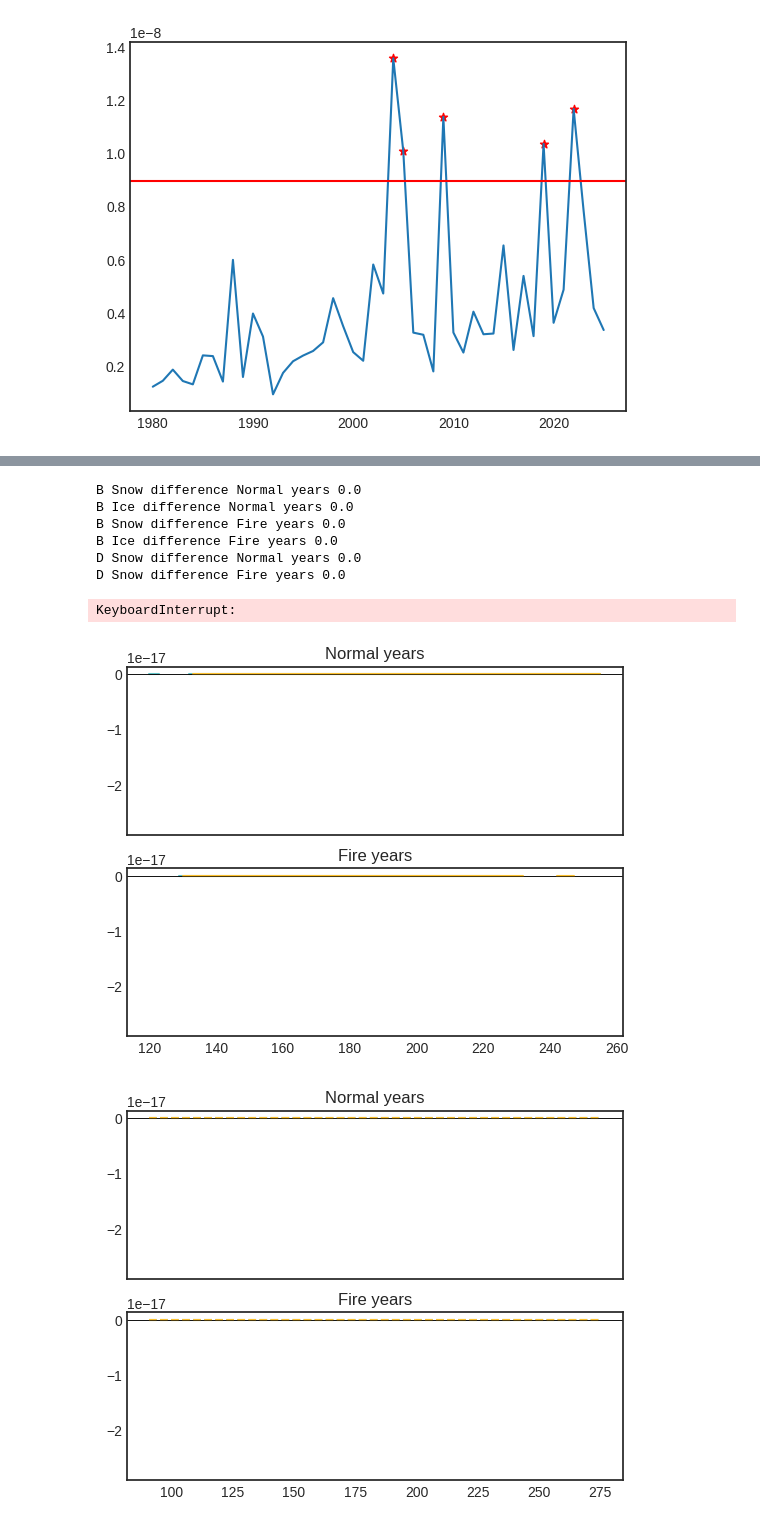
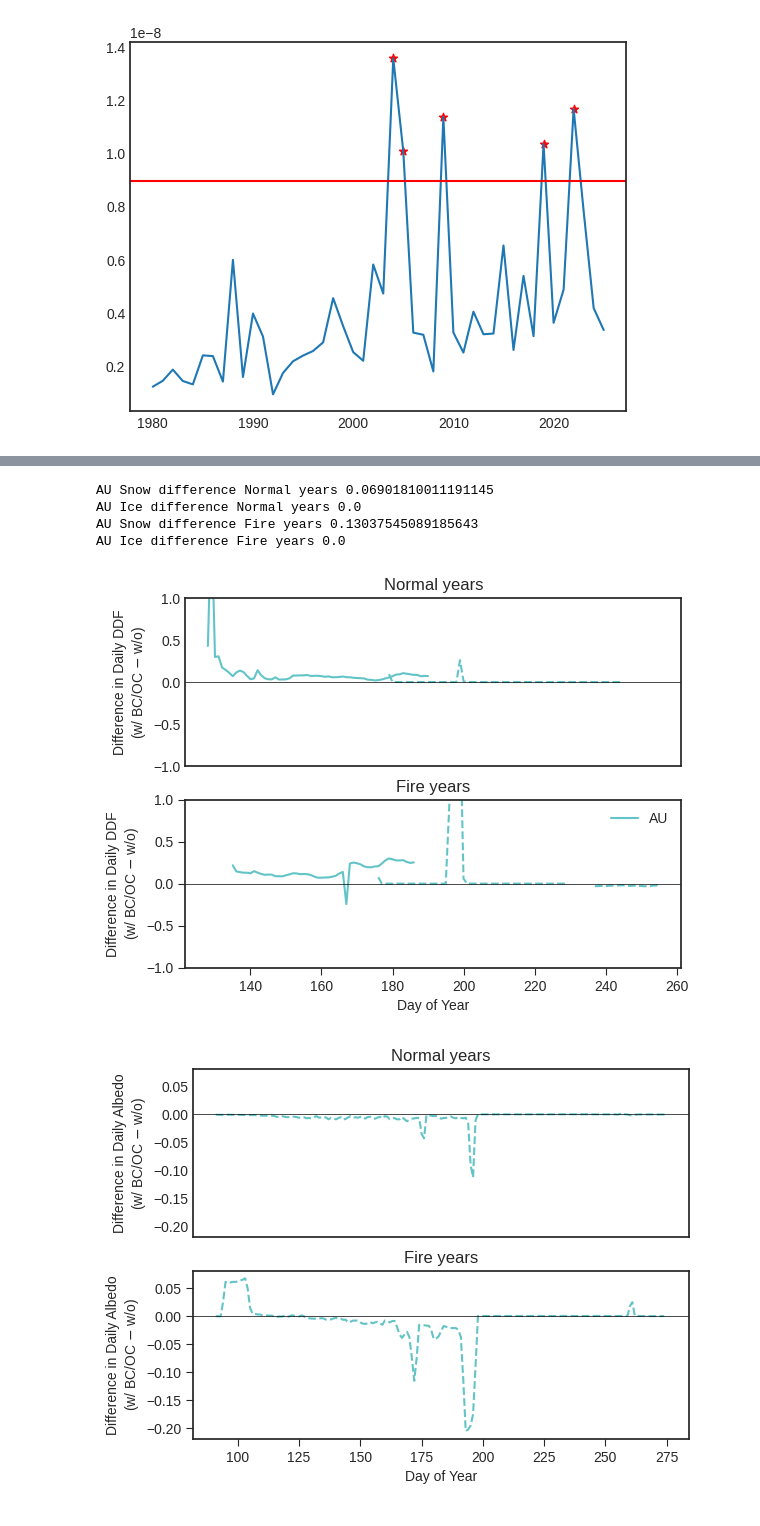
Before and after one commit to clairevwilson/PEBSI, a Jupyter notebook: ddf_proj.ipynb, the cells around one changed output, grey strips where cells are left out. Cells and saved outputs as stored; diff of their text form; code cells hidden in the pictures.

Commit message:
minor plotting

```diff
--- a/ddf_proj.ipynb
+++ b/ddf_proj.ipynb
@@ -16,11 +16,6 @@ colors = ['#63c4c7','#fcc02e','#4D559C','#60C252','#BF1F6A',
 def compute_ddf(ds, time_res = '1D'):
     """
     Compute daily Positive Degree Day (PDD) factor from hourly temperature and melt data.
-
-    Parameters:
-        df (pd.DataFrame): DataFrame with hourly data.
-    Returns:
-        pd.DataFrame: Daily PDD factor with columns ['date', 'daily_melt', 'positive_temp_sum', 'pdd_factor']
     """
 
     # Clip temperature to positive values
@@ -73,16 +176,15 @@ base_years = annual_sums.year.values[base_idx]
 for plot_type in ['difference', ]: # 'values',
     fig_ddf, axes_ddf = plt.subplots(2, sharex=True, sharey=True)
     fig_albedo, axes_albedo = plt.subplots(2, sharex=True, sharey=True)
-    for s, site in enumerate(['B','D','Z']):
+    for s, site in enumerate(['AU']): # ,'B','D','Z'
         cc = colors[s]
-        ds_base = xr.open_dataset(base_fp + f'gulkana{site}_2026_01_10_base_long_0.nc')
-        ds_noBCOC = xr.open_dataset(base_fp + f'gulkana{site}_2026_01_10_noBCOC_long_0.nc')
+        ds_base = xr.open_dataset(base_fp + f'gulkana{site}_2026_02_02_base_short_1.nc')
+        ds_noBCOC = xr.open_dataset(base_fp + f'gulkana{site}_2026_02_02_noBCOC_short_2.nc')
         # ds_noBCOC = ds_base
         ds_dict = {'wBCOC':ds_base, 'base':ds_noBCOC}
         linestyles = ['-','--']
 
         for axd, axa, years, label in zip(axes_ddf, axes_albedo,
-
                                     [base_years, fire_years],
                                     ['Normal years', 'Fire years']):
 
@@ -100,7 +202,7 @@ for plot_type in ['difference', ]: # 'values',
                 albedo = []
 
                 for year in years:
-                    if year < 2000:
+                    if year < 2000 or pd.to_datetime(f'{year}-05-01') not in ds.time:
                         continue
 
                     # slice to Apr 1 – Oct 1 for that year
@@ -108,26 +210,26 @@ for plot_type in ['difference', ]: # 'values',
                     melt = subset['melt'].resample(time='1D').sum() * 1000
                     PDDs = subset['airtemp'].resample(time='1D').mean().clip(min=0)
                     albedo_daily = subset['albedo'].resample(time='1D').mean()
-                    snowdepth = subset.where(subset['layertype'] == 0)['layerheight'].sum(dim='layer').resample(time='1D').min()
+                    snowdepth = subset.where(subset['layertype'] < 2)['layerheight'].sum(dim='layer').resample(time='1D').min()
                     layertype_min = subset['layertype'].isel(layer=0).resample(time='1D').min().astype(int)
 
                     condition_snow = (melt > 1) & (snowdepth > 0.05) & (PDDs > 0)
                     daily_melt_snow = melt.where(condition_snow)
                     daily_PDDs_snow = PDDs.where(condition_snow)
-                    daily_ddf = (daily_melt_snow / daily_PDDs_snow) #.rolling(time=7, center=True).mean(skipna=True)
+                    daily_ddf = (daily_melt_snow / daily_PDDs_snow).rolling(time=7, center=True).mean()
                     ddfs_snow.append(daily_ddf)
 
                     condition_ice = (layertype_min > 1)
-                    daily_ddf = (melt / PDDs).where(condition_ice) #.rolling(time=7, center=True).mean()
+                    daily_ddf = (melt / PDDs).where(condition_ice).rolling(time=7, center=True).mean()
                     ddfs_ice.append(daily_ddf)
 
                     albedo.append(albedo_daily)
 
                 # concat across years and average by DOY
                 all_ddf_snow = xr.concat(ddfs_snow, dim="time")
-                median_ddf_snow = all_ddf_snow.groupby("time.dayofyear").mean().rolling(dayofyear=7, center=True).mean()
+                median_ddf_snow = all_ddf_snow.groupby("time.dayofyear").mean() # .rolling(dayofyear=7, center=True).median()
                 all_ddf_ice = xr.concat(ddfs_ice, dim="time")
-                median_ddf_ice = all_ddf_ice.groupby("time.dayofyear").mean().rolling(dayofyear=7, center=True).mean()
+                median_ddf_ice = all_ddf_ice.groupby("time.dayofyear").mean() #.rolling(dayofyear=7, center=True).median()
                 all_albedo = xr.concat(albedo, dim="time")
                 median_albedo = all_albedo.groupby("time.dayofyear").mean()
 
@@ -148,8 +250,8 @@ for plot_type in ['difference', ]: # 'values',
                     axd.plot(np.nan, np.nan, color=cc, label=site)
                     # axd.plot(np.nan, np.nan, color=cc, label=f'Ice')
             if plot_type == 'difference':
-                # axd.plot(x_ice[0], y_ice[1] - y_ice[0],
-                #             color=cc, linestyle='--')
+                axd.plot(x_ice[0], y_ice[1] - y_ice[0],
+                            color=cc, linestyle='--')
                 axd.plot(x_snow[0], y_snow[1] - y_snow[0],
                         color=cc, linestyle='-')
                 print(site, 'Snow difference', label, np.nanmedian(y_snow[1] - y_snow[0]))
@@ -159,40 +261,37 @@ for plot_type in ['difference', ]: # 'values',
                     print(site, 'Ice difference', label, np.nanmedian(ice1-ice0))
                 axd.axhline(0, color='k', linewidth=0.5)
 
                 axa.plot(x_albedo[0], y_albedo[1] - y_albedo[0],
                             color=cc, linestyle=ls)
                 axa.axhline(0, color='k', linewidth=0.5)
             axd.set_title(label)
             axa.set_title(label)
 
     axd.set_xlabel("Day of Year")
     axa.set_xlabel("Day of Year")
     ylabel = 'Daily DDF' if plot_type != 'difference' else 'Difference in Daily DDF\n(w/ BC/OC $-$ w/o)'
     axd.set_ylabel(ylabel)
     axd.tick_params(length=5)
     axes_ddf[0].set_ylabel(ylabel)
     if plot_type != 'difference':
         axd.plot(np.nan, np.nan, color='gray', linestyle='-', label='With BC/OC')
         axd.plot(np.nan, np.nan, color='gray', linestyle='--', label='No BC/OC')
     axd.legend()
-    axd.set_ylim(-1,3)
+    axd.set_ylim(-1,1)
 
     ylabel = 'Daily albedo' if plot_type != 'difference' else 'Difference in Daily Albedo\n(w/ BC/OC $-$ w/o)'
     axa.set_ylabel(ylabel)
     axa.tick_params(length=5)
     axes_albedo[0].set_ylabel(ylabel)
     if plot_type != 'difference':
         axa.plot(np.nan, np.nan, color='gray', linestyle='-', label='With BC/OC')
         axa.plot(np.nan, np.nan, color='gray', linestyle='--', label='No BC/OC')
     axa.legend()
     plt.show()
 # %% [output]
-B Snow difference Normal years 0.0
-B Ice difference Normal years 0.0
-B Snow difference Fire years 0.0
-B Ice difference Fire years 0.0
-D Snow difference Normal years 0.0
-D Snow difference Fire years 0.0
+AU Snow difference Normal years 0.06901810011191145
+AU Ice difference Normal years 0.0
+AU Snow difference Fire years 0.13037545089185643
+AU Ice difference Fire years 0.0
-KeyboardInterrupt:
-[figure, old version]
+[figure, new version]
-[figure, old version]
+[figure, new version]
```
Also changed, not shown: parts of 6 cells of this notebook, 2 other files.
